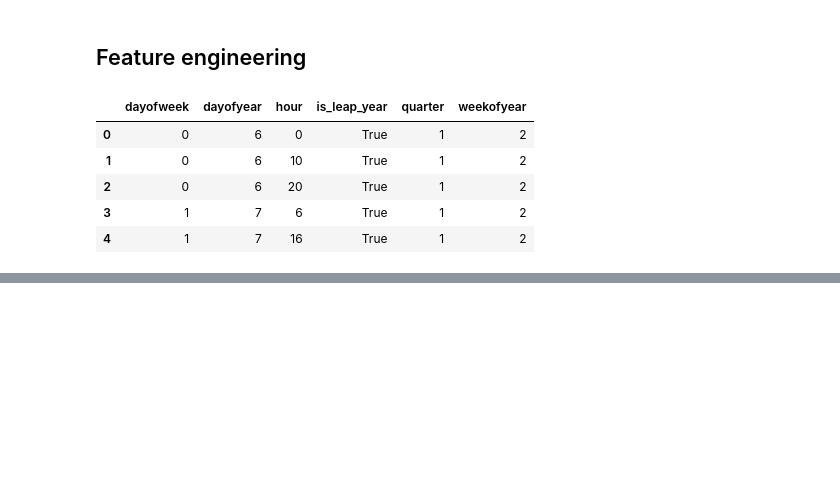
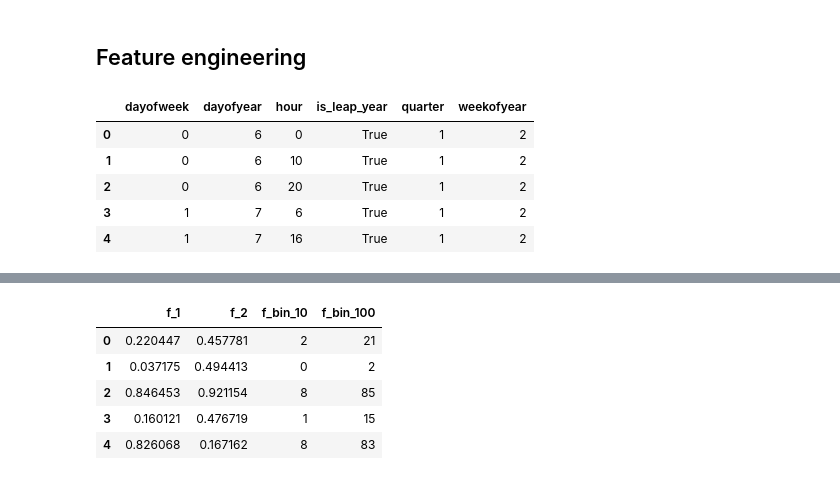
Before and after one commit to rafaelPassarinho/AAAMLP, a Jupyter notebook: AAAMLP.ipynb, the cells around one changed output, grey strips where cells are left out. Drawn from its saved outputs; the diff is of its cells as text; code cells hidden in the pictures; blank space fills up the shorter version.

```diff
--- a/AAAMLP.ipynb
+++ b/AAAMLP.ipynb
@@ -2811,0 +2861,15 @@ feature_dict['quantile_99'] = np.quantile(x, 0.99)
+# %%
+# create bins of the numerical columns
+# 10 bins
+df['f_bin_10'] = pd.cut(df['f_1'], bins=10, labels=False)
+# 100 bins
+df['f_bin_100'] = pd.cut(df['f_1'], bins=100, labels=False)
+
+df.head()
+# %% [output]
+|  | f_1 | f_2 | f_bin_10 | f_bin_100 |
+| 0 | 0.220447 | 0.457781 | 2 | 21 |
+| 1 | 0.037175 | 0.494413 | 0 | 2 |
+| 2 | 0.846453 | 0.921154 | 8 | 85 |
+| 3 | 0.160121 | 0.476719 | 1 | 15 |
+| 4 | 0.826068 | 0.167162 | 8 | 83 |
```
Also changed, not shown: parts of 7 cells of this notebook.
